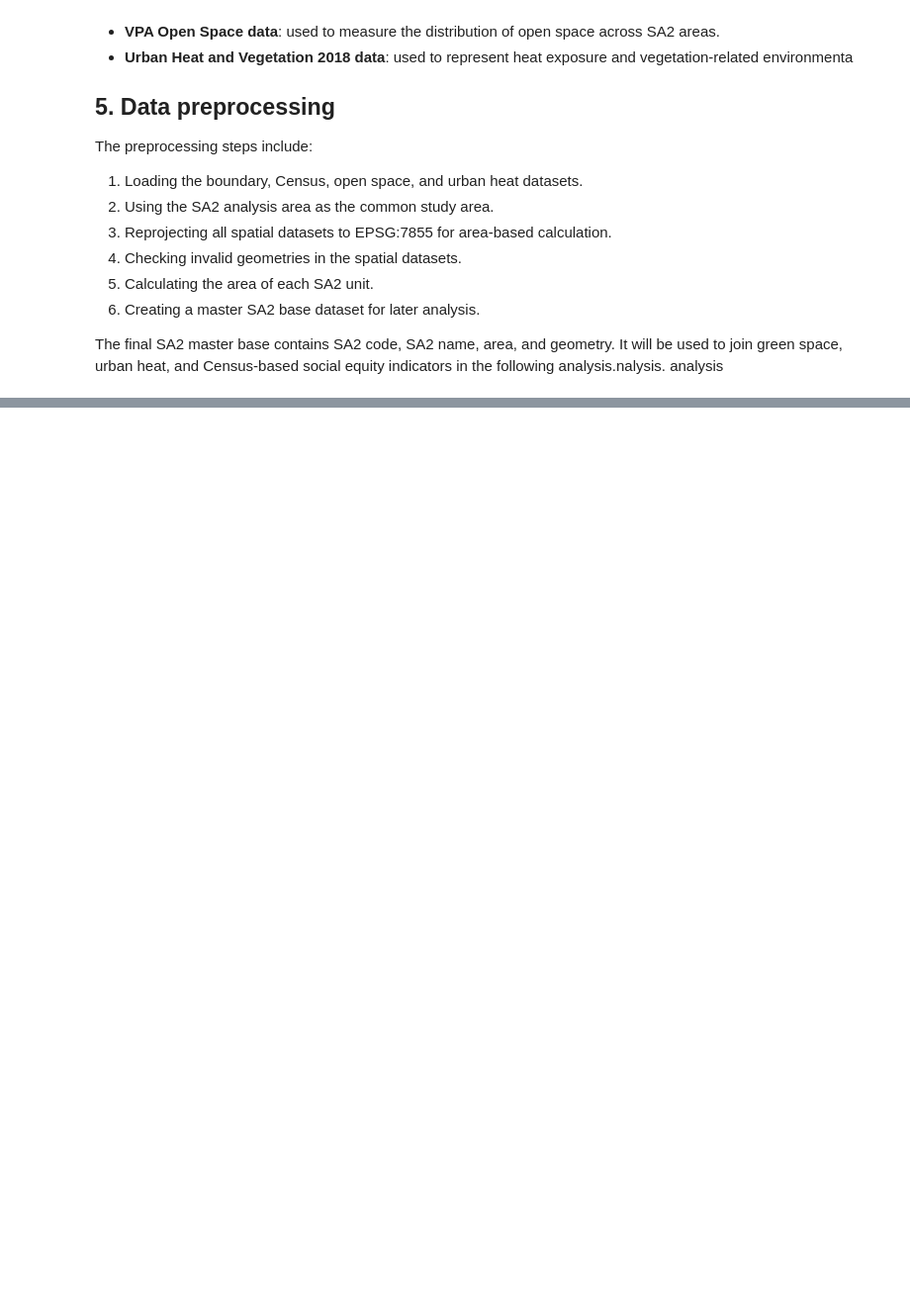
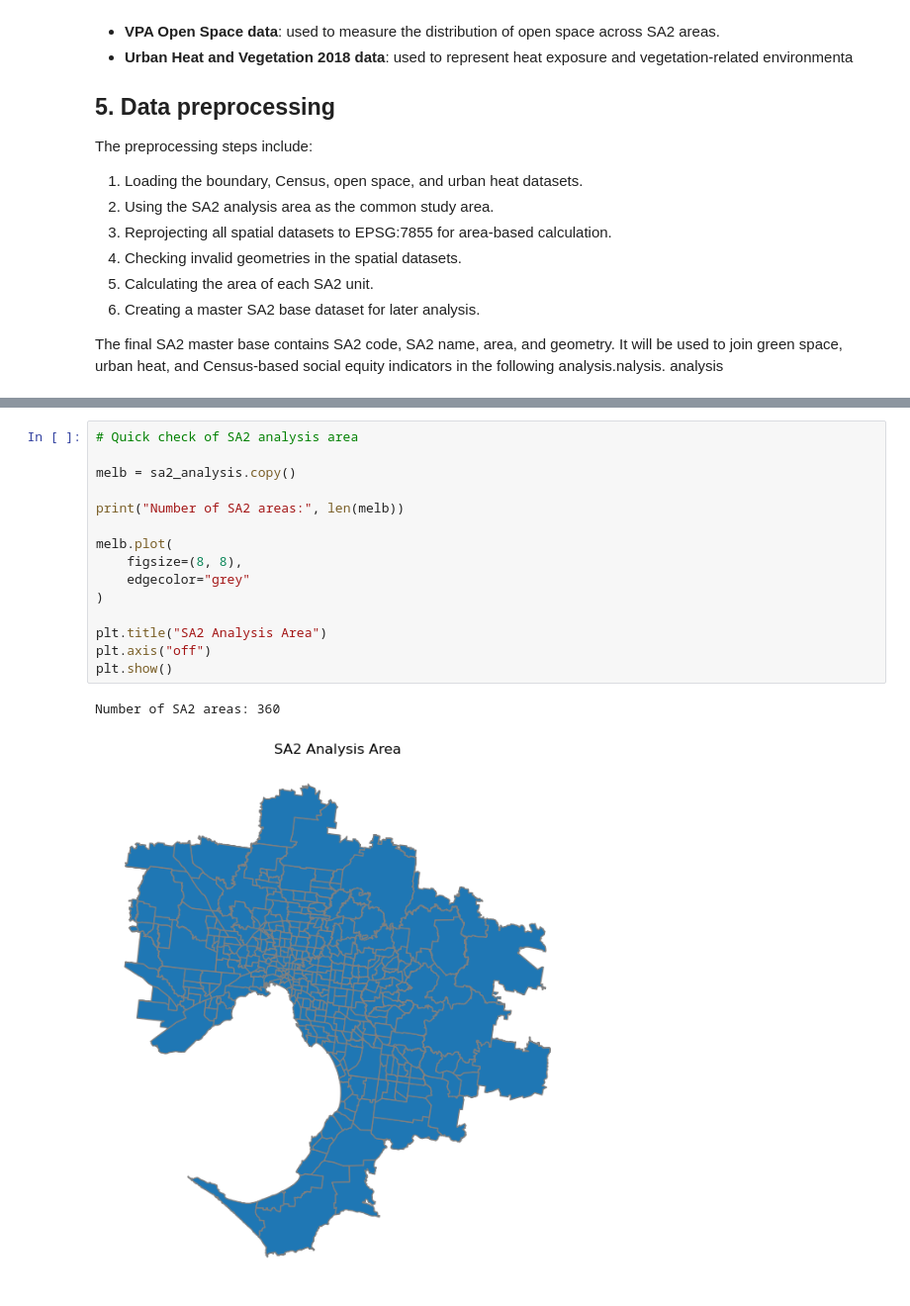
Before and after one commit to Ying7788/geom90006_a4, a Jupyter notebook: notebooks/A4_GreenSpace_UrbanHeat_Equity.ipynb.ipynb, the cells around one changed output, grey strips where cells are left out. Shown at 99% size. Drawn from its saved outputs; the diff is of its cells as text; blank space fills up the shorter version.

```diff
--- a/notebooks/A4_GreenSpace_UrbanHeat_Equity.ipynb.ipynb
+++ b/notebooks/A4_GreenSpace_UrbanHeat_Equity.ipynb.ipynb
@@ -306 +240,19 @@ Shape: (257, 7)
+# %%
+# Quick check of SA2 analysis area
+
+melb = sa2_analysis.copy()
+
+print("Number of SA2 areas:", len(melb))
+
+melb.plot(
+    figsize=(8, 8),
+    edgecolor="grey"
+)
+
+plt.title("SA2 Analysis Area")
+plt.axis("off")
+plt.show()
+# %% [output]
+Number of SA2 areas: 360
+[figure, added]
 # %% [markdown]
```
Also changed, not shown: parts of 109 cells of this notebook, 21 other files.
